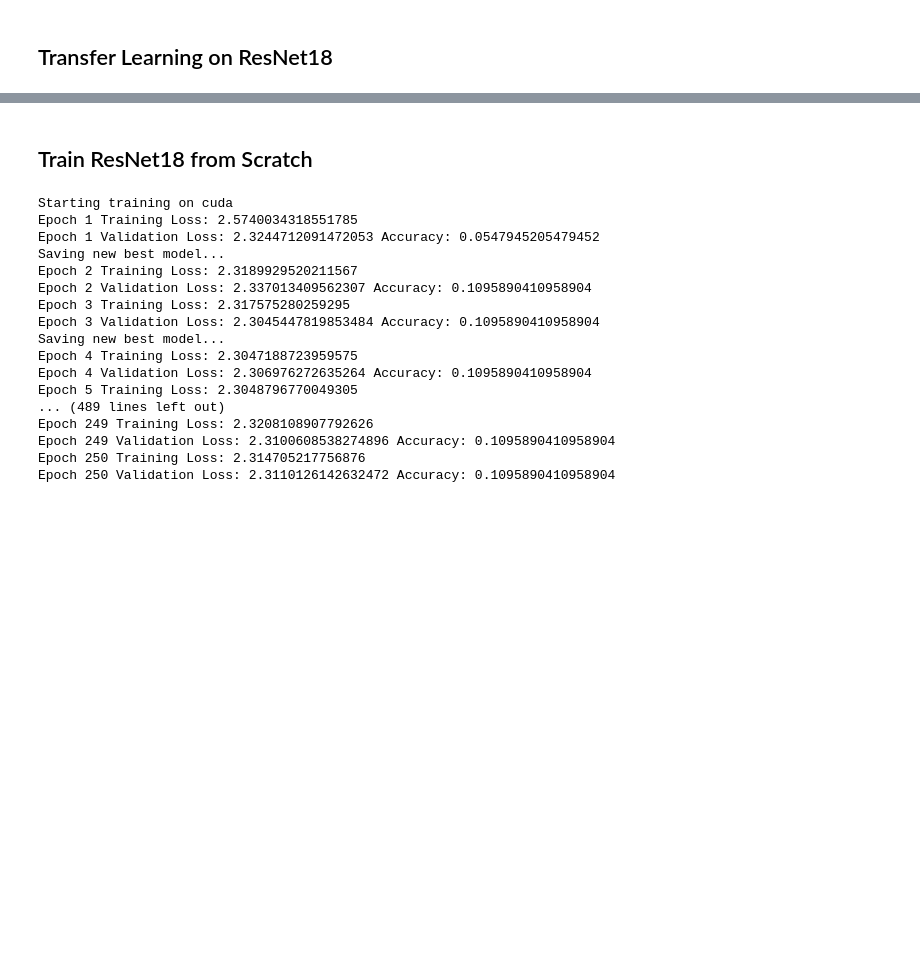
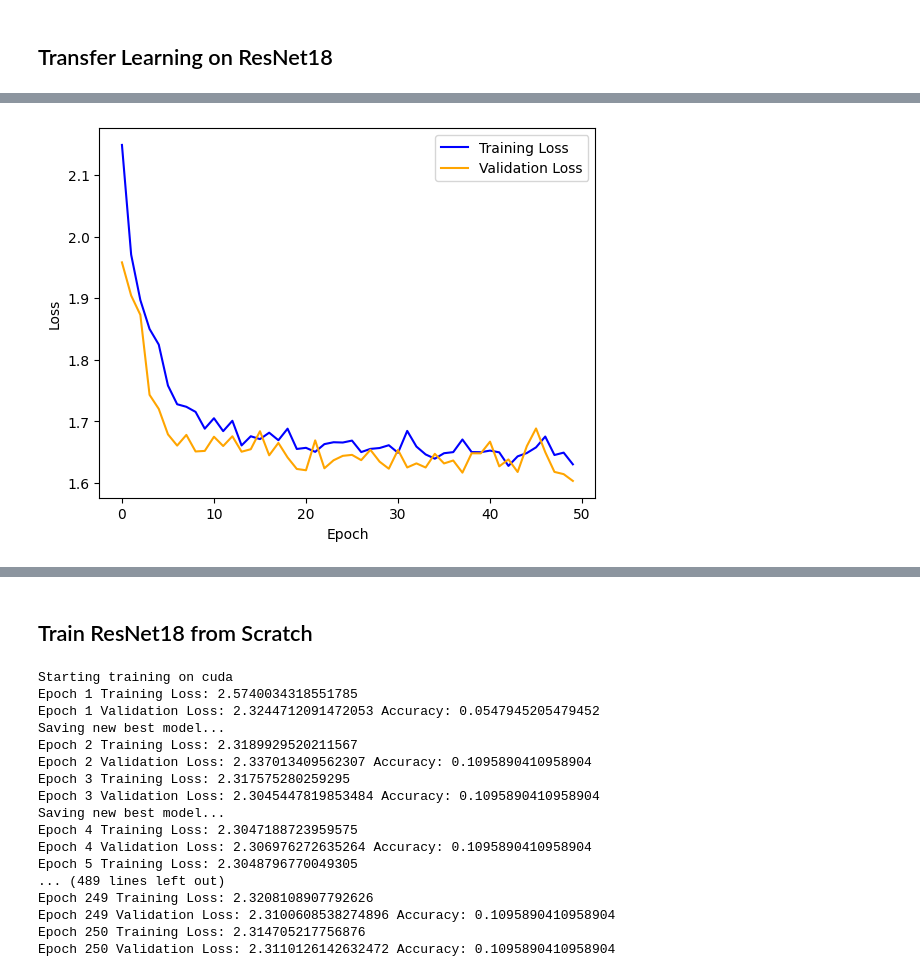
Before and after one commit to NickStrauch13/ai-pictionary, a Jupyter notebook: src/model/modeling.ipynb, the cells around one changed output, grey strips where cells are left out. Cells and saved outputs as stored; diff of their text form; code cells hidden in the pictures; blank space fills up the shorter version.

```diff
--- a/src/model/modeling.ipynb
+++ b/src/model/modeling.ipynb
@@ -378,6 +389,6 @@ optimizer = torch.optim.Adam(model_small.fc.parameters(), lr=0.001, weight_decay
 
 # Train the model
 print(f"Starting training on {device}")
-train(model_small, criterion, optimizer, train_loader, val_loader, epochs=100, device=device)
+train(model_small, criterion, optimizer, train_loader, val_loader, epochs=50, device=device)
 # %% [output]
 Starting training on cuda
@@ -400,3 +411,4 @@ Epoch 100 Validation Loss: 1.6457864927918944 Accuracy: 0.8047945205479452
+[figure, added]
 # %%
 # Test the model
 
```
Also changed, not shown: parts of 19 cells of this notebook.
